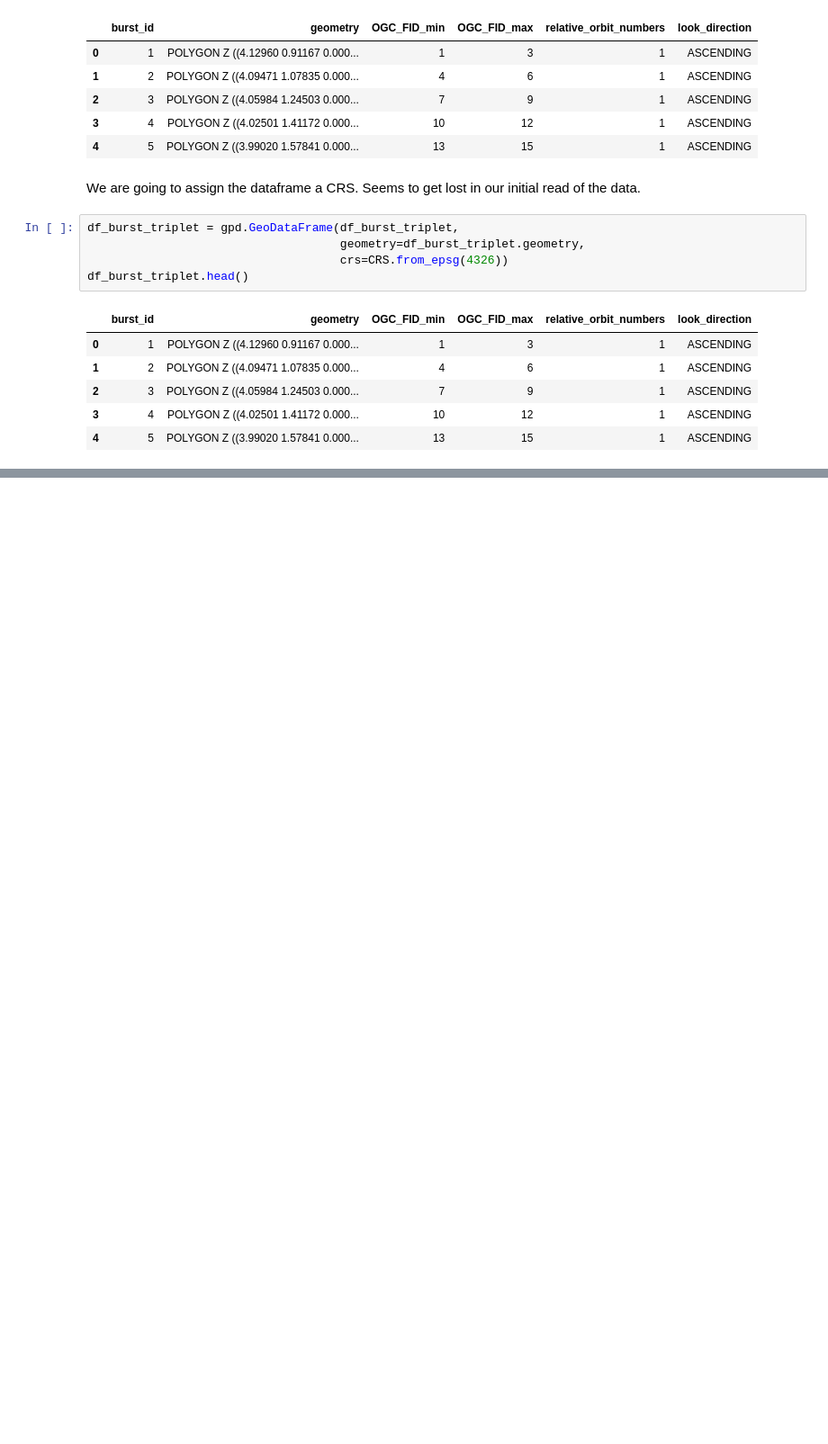
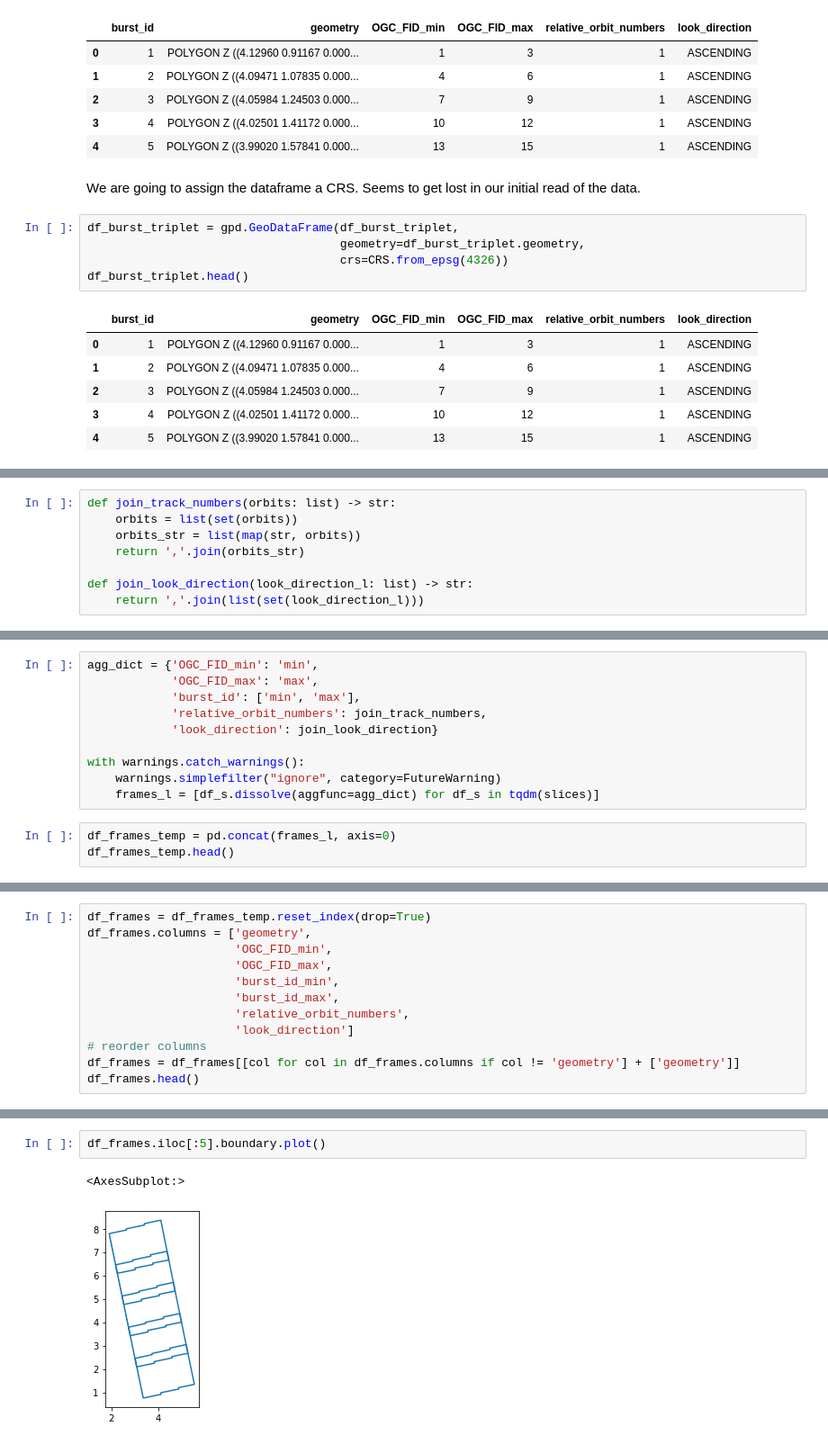
Before and after one commit to ACCESS-Cloud-Based-InSAR/s1-frame-generation, a Jupyter notebook: 1 Generate Frames from S1-bursts.ipynb, the cells around one changed output, grey strips where cells are left out. Shown: that part at 90% size. Cells and saved outputs as stored; diff of their text form; blank space fills up the shorter version.

Commit message:
simplify fixed frames

```diff
--- a/1 Generate Frames from S1-bursts.ipynb
+++ b/1 Generate Frames from S1-bursts.ipynb
@@ -314,0 +119,8 @@ df_frames_final.to_file('s1_frames.geojson', driver='GeoJSON')
+# %%
+def join_track_numbers(orbits: list) -> str:
+    orbits = list(set(orbits))
+    orbits_str = list(map(str, orbits))
+    return ','.join(orbits_str)
+
+def join_look_direction(look_direction_l: list) -> str:
+    return ','.join(list(set(look_direction_l)))
@@ -314,0 +129,13 @@ df_frames_final.to_file('s1_frames.geojson', driver='GeoJSON')
+# %%
+agg_dict = {'OGC_FID_min': 'min',
+            'OGC_FID_max': 'max',
+            'burst_id': ['min', 'max'],
+            'relative_orbit_numbers': join_track_numbers,
+            'look_direction': join_look_direction}
+
+with warnings.catch_warnings():
+    warnings.simplefilter("ignore", category=FutureWarning)
+    frames_l = [df_s.dissolve(aggfunc=agg_dict) for df_s in tqdm(slices)]
+# %%
+df_frames_temp = pd.concat(frames_l, axis=0)
+df_frames_temp.head()
@@ -314,0 +151,12 @@ df_frames_final.to_file('s1_frames.geojson', driver='GeoJSON')
+# %%
+df_frames = df_frames_temp.reset_index(drop=True)
+df_frames.columns = ['geometry',
+                     'OGC_FID_min',
+                     'OGC_FID_max',
+                     'burst_id_min',
+                     'burst_id_max',
+                     'relative_orbit_numbers',
+                     'look_direction']
+# reorder columns
+df_frames = df_frames[[col for col in df_frames.columns if col != 'geometry'] + ['geometry']]
+df_frames.head()
@@ -314,0 +170,5 @@ df_frames_final.to_file('s1_frames.geojson', driver='GeoJSON')
+# %%
+df_frames.iloc[:5].boundary.plot()
+# %% [output]
+<AxesSubplot:>
+[figure, added]
```
Also changed, not shown: parts of 55 cells of this notebook, 1 other file.
